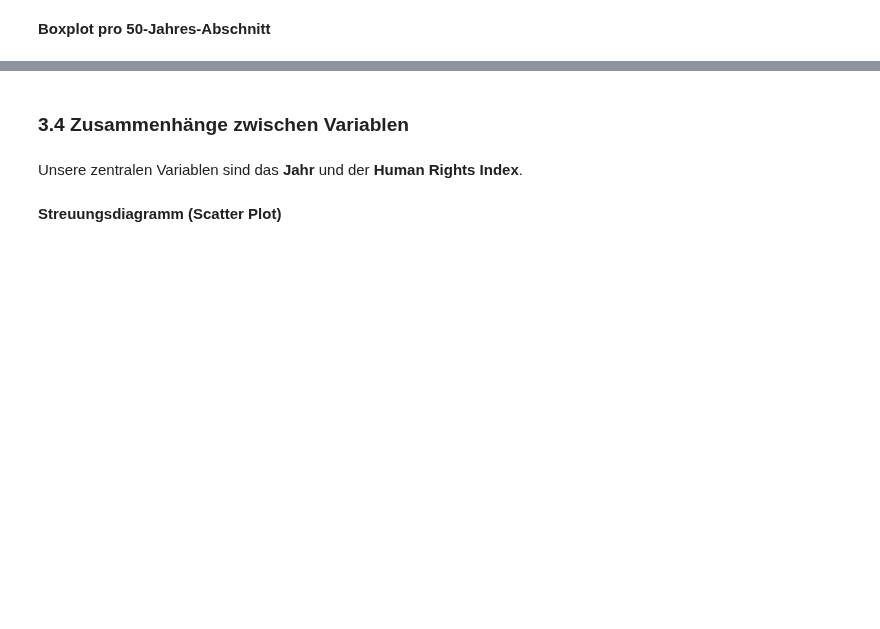
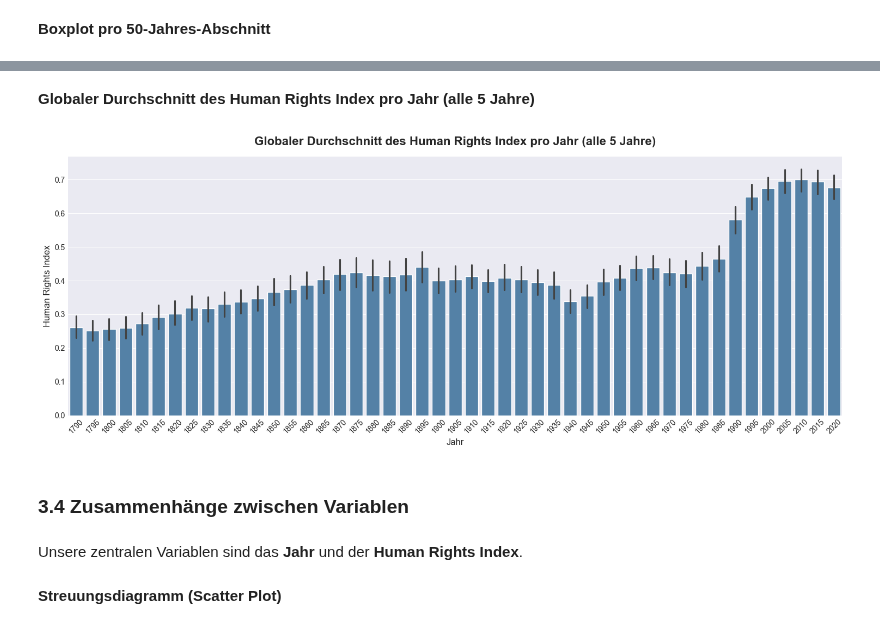
Before and after one commit to haschdav/LN-Python, a Jupyter notebook: LN_Python.ipynb, the cells around one changed output, grey strips where cells are left out. Saved outputs shown, nothing was run; the diff lists cells and outputs as text; code cells hidden in the pictures; blank space fills up the shorter version.

```diff
--- a/LN_Python.ipynb
+++ b/LN_Python.ipynb
@@ -209,3 +209,37 @@ plt.show()
+# %% [markdown]
+**Globaler Durchschnitt des Human Rights Index pro Jahr (alle 5 Jahre)**
+# %%
+import seaborn as sns
+import matplotlib.pyplot as plt
+
+# 🔹 Nur Jahre, die durch 5 teilbar sind
+df_5jahre = df[df['Jahr'] % 5 == 0]
+
+plt.figure(figsize=(15, 6))
+sns.set_style("darkgrid")
+
+sns.barplot(
+    data=df_5jahre,
+    x='Jahr',
+    y='Human Rights Index',
+    color='steelblue'
+)
+
+plt.title(
+    "Globaler Durchschnitt des Human Rights Index pro Jahr (alle 5 Jahre)",
+    fontsize=16,
+    fontweight="bold",
+    pad=15
+)
+plt.xlabel("Jahr", fontsize=12)
+plt.ylabel("Human Rights Index", fontsize=12)
+
+plt.xticks(rotation=45)  # Jahreszahlen lesbar machen
+sns.despine()
+plt.tight_layout()
+plt.show()
+# %% [output]
+[figure, added]
 # %% [markdown]
 ### 3.4 Zusammenhänge zwischen Variablen
 # %% [markdown]
```
Also changed, not shown: parts of 17 cells of this notebook.
